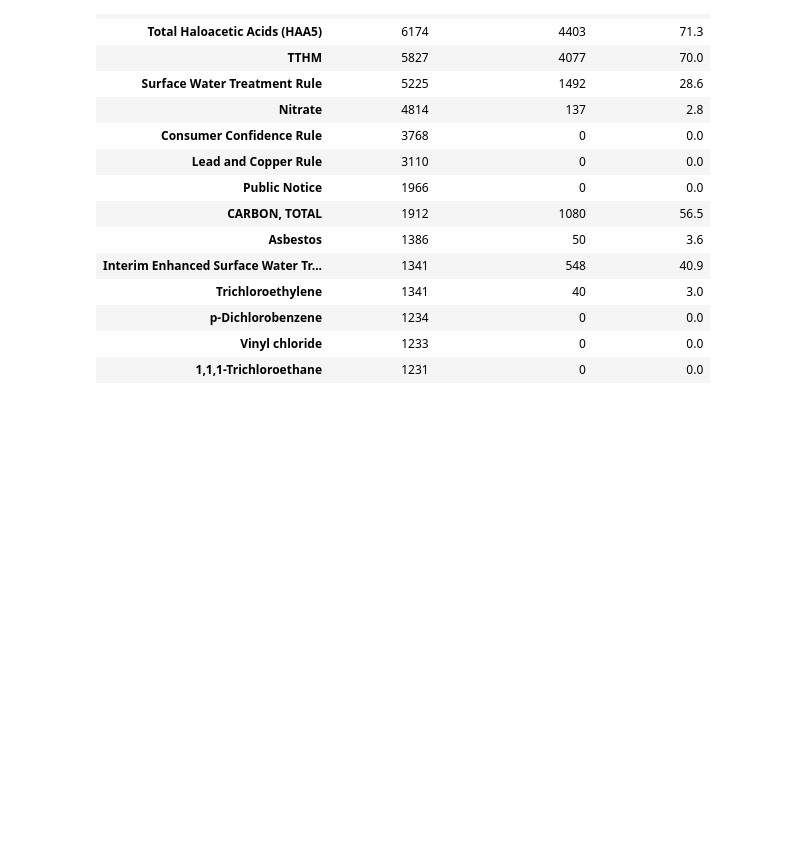
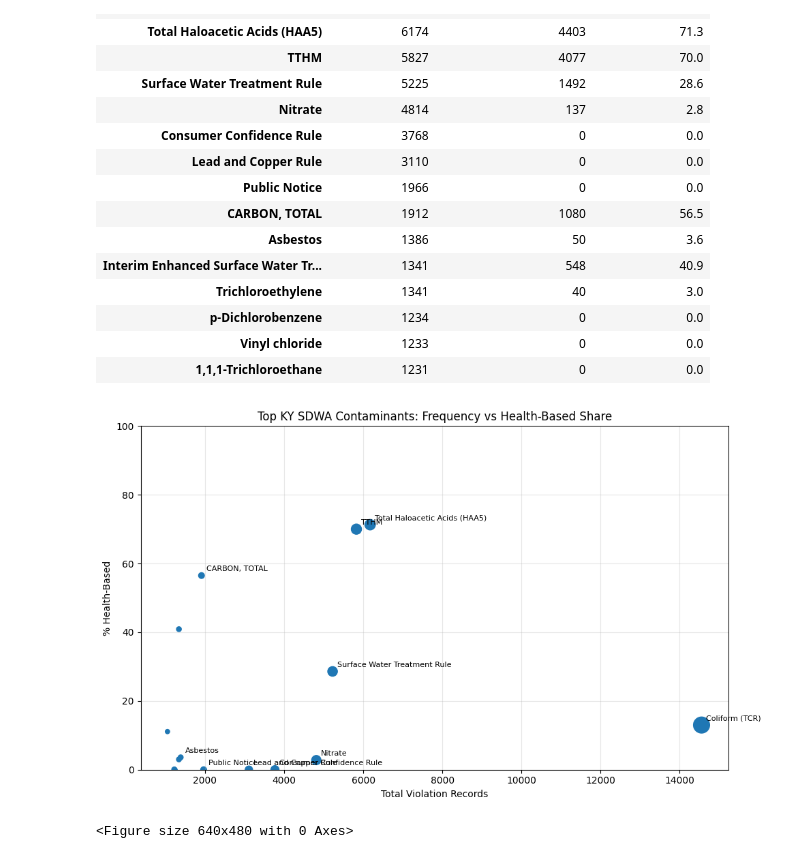
Before and after one commit to amydaniel24/kentucky_water_quality_analysis, a Jupyter notebook: notebooks/keystone_water_ky.ipynb, the cells around one changed output. Cells and saved outputs as stored; diff of their text form; code cells hidden in the pictures; blank space fills up the shorter version.

Commit message:
scatter plot added for contaminants and frequency

```diff
--- a/notebooks/keystone_water_ky.ipynb
+++ b/notebooks/keystone_water_ky.ipynb
@@ -1111,3 +1111,35 @@ contam_summary.head(15)
 | p-Dichlorobenzene | 1234 | 0 | 0.0 |
 | Vinyl chloride | 1233 | 0 | 0.0 |
 | 1,1,1-Trichloroethane | 1231 | 0 | 0.0 |
+# %%
+topN = 20
+plot_df = contam_summary.head(topN).reset_index()
+
+plt.figure(figsize=(10,6))
+plt.scatter(plot_df["total_violations"], plot_df["pct_health_based"],s=plot_df["total_violations"]/50)
+
+plt.title("Top KY SDWA Contaminants: Frequency vs Health-Based Share")
+plt.xlabel("Total Violation Records")
+plt.ylabel("% Health-Based")
+plt.ylim(0, 100)
+plt.grid(True, alpha=0.3)
+
+
+for _, r in plot_df.head(10).iterrows():
+    x = r["total_violations"]
+    y = r["pct_health_based"]
+    plt.annotate(
+        r["contaminant_name"],
+        (x, y),
+        xytext=(5, 5),
+        textcoords="offset points",
+        fontsize=8
+    )
+
+plt.tight_layout()
+plt.show()
+
+save_plot("scatter_top_contaminants_health_vs_freq.png")
+# %% [output]
+[figure, added]
+<Figure size 640x480 with 0 Axes>
```
Also changed, not shown: parts of 1 cell of this notebook, 1 other file.
